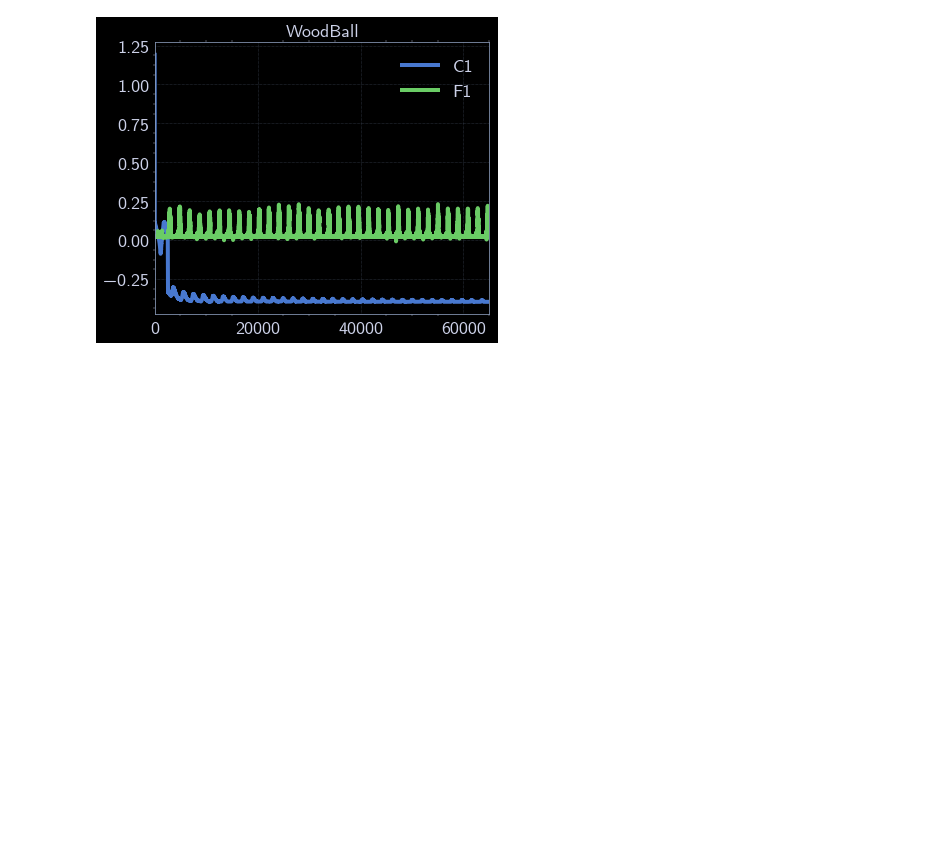
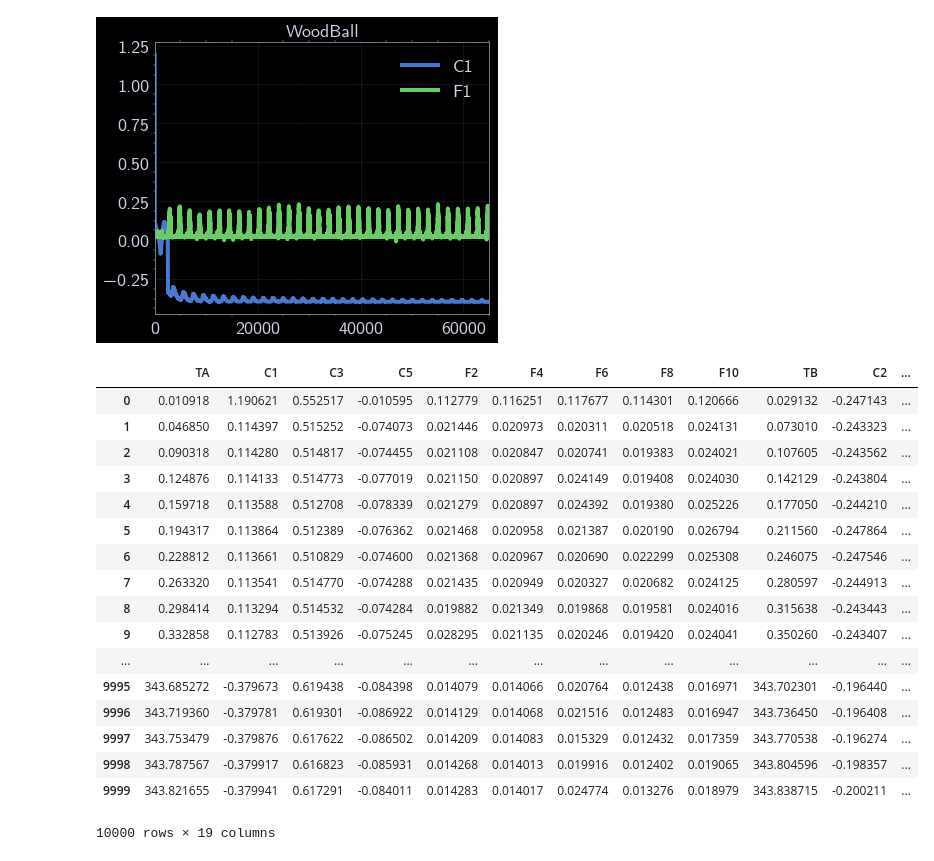
Before and after one commit to matheuscfernandes/mla, a Jupyter notebook: AnalysisV1.ipynb, the cells around one changed output. Drawn from its saved outputs; the diff is of its cells as text; code cells hidden in the pictures; blank space fills up the shorter version.

Commit message:
data preprocessing progress -- embeded labels

```diff
--- a/AnalysisV1.ipynb
+++ b/AnalysisV1.ipynb
@@ -112,3 +112,33 @@ for key in Data.keys():
 [figure]
 [figure]
 [figure]
+# %%
+def EmbedLabels(AllData):
+    EmbededData=pd.DataFrame()
+    for key in AllData.keys():
+        AllData[key]['value']=key
+    EmbededData=pd.concat(AllData,ignore_index=True)
+    return EmbededData
+
+# def TrainTestSets(AllData,TrainPercent):
+EmbededData=EmbedLabels(Data)
+EmbededData.head(10000)
+# %% [output]
+|  | TA | C1 | C3 | C5 | F2 | F4 | F6 | F8 | F10 | TB | C2 | ... |
+| 0 | 0.010918 | 1.190621 | 0.552517 | -0.010595 | 0.112779 | 0.116251 | 0.117677 | 0.114301 | 0.120666 | 0.029132 | -0.247143 | ... |
+| 1 | 0.046850 | 0.114397 | 0.515252 | -0.074073 | 0.021446 | 0.020973 | 0.020311 | 0.020518 | 0.024131 | 0.073010 | -0.243323 | ... |
+| 2 | 0.090318 | 0.114280 | 0.514817 | -0.074455 | 0.021108 | 0.020847 | 0.020741 | 0.019383 | 0.024021 | 0.107605 | -0.243562 | ... |
+| 3 | 0.124876 | 0.114133 | 0.514773 | -0.077019 | 0.021150 | 0.020897 | 0.024149 | 0.019408 | 0.024030 | 0.142129 | -0.243804 | ... |
+| 4 | 0.159718 | 0.113588 | 0.512708 | -0.078339 | 0.021279 | 0.020897 | 0.024392 | 0.019380 | 0.025226 | 0.177050 | -0.244210 | ... |
+| 5 | 0.194317 | 0.113864 | 0.512389 | -0.076362 | 0.021468 | 0.020958 | 0.021387 | 0.020190 | 0.026794 | 0.211560 | -0.247864 | ... |
+| 6 | 0.228812 | 0.113661 | 0.510829 | -0.074600 | 0.021368 | 0.020967 | 0.020690 | 0.022299 | 0.025308 | 0.246075 | -0.247546 | ... |
+| 7 | 0.263320 | 0.113541 | 0.514770 | -0.074288 | 0.021435 | 0.020949 | 0.020327 | 0.020682 | 0.024125 | 0.280597 | -0.244913 | ... |
+| 8 | 0.298414 | 0.113294 | 0.514532 | -0.074284 | 0.019882 | 0.021349 | 0.019868 | 0.019581 | 0.024016 | 0.315638 | -0.243443 | ... |
+| 9 | 0.332858 | 0.112783 | 0.513926 | -0.075245 | 0.028295 | 0.021135 | 0.020246 | 0.019420 | 0.024041 | 0.350260 | -0.243407 | ... |
+| ... | ... | ... | ... | ... | ... | ... | ... | ... | ... | ... | ... | ... |
+| 9995 | 343.685272 | -0.379673 | 0.619438 | -0.084398 | 0.014079 | 0.014066 | 0.020764 | 0.012438 | 0.016971 | 343.702301 | -0.196440 | ... |
+| 9996 | 343.719360 | -0.379781 | 0.619301 | -0.086922 | 0.014129 | 0.014068 | 0.021516 | 0.012483 | 0.016947 | 343.736450 | -0.196408 | ... |
+| 9997 | 343.753479 | -0.379876 | 0.617622 | -0.086502 | 0.014209 | 0.014083 | 0.015329 | 0.012432 | 0.017359 | 343.770538 | -0.196274 | ... |
+| 9998 | 343.787567 | -0.379917 | 0.616823 | -0.085931 | 0.014268 | 0.014013 | 0.019916 | 0.012402 | 0.019065 | 343.804596 | -0.198357 | ... |
+| 9999 | 343.821655 | -0.379941 | 0.617291 | -0.084011 | 0.014283 | 0.014017 | 0.024774 | 0.013276 | 0.018979 | 343.838715 | -0.200211 | ... |
+10000 rows × 19 columns
```
Also changed, not shown: parts of 2 cells of this notebook.
